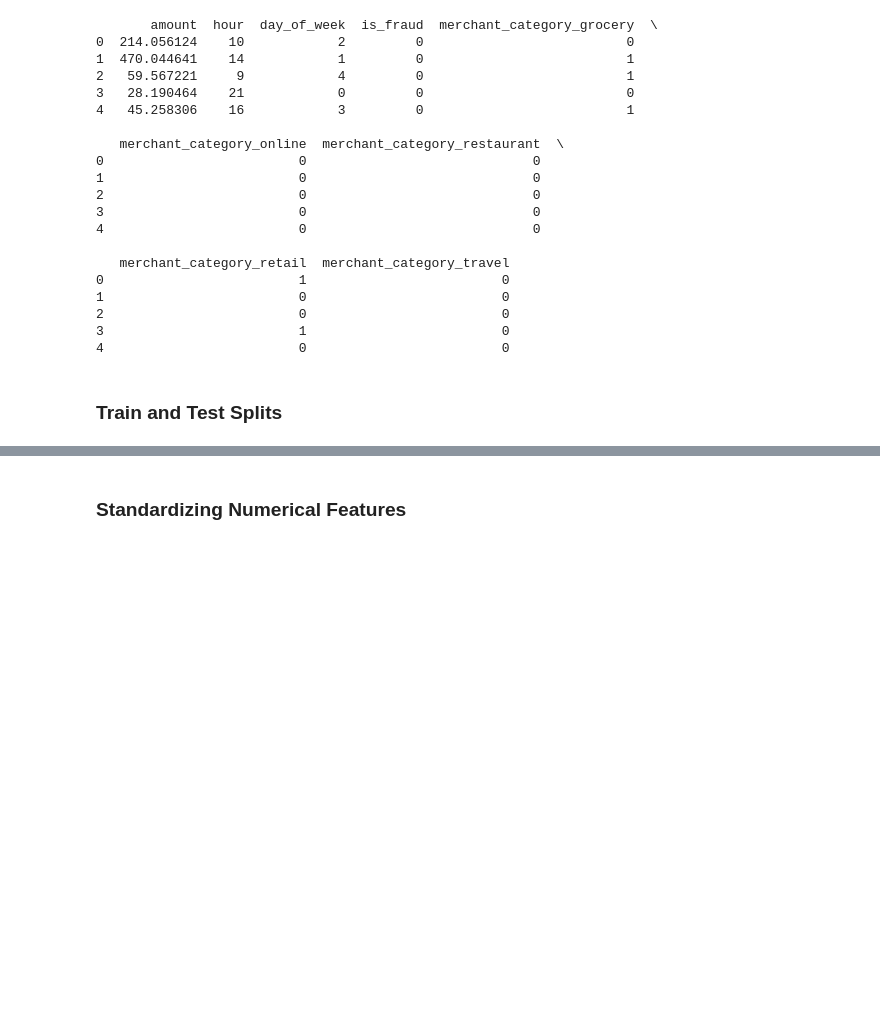
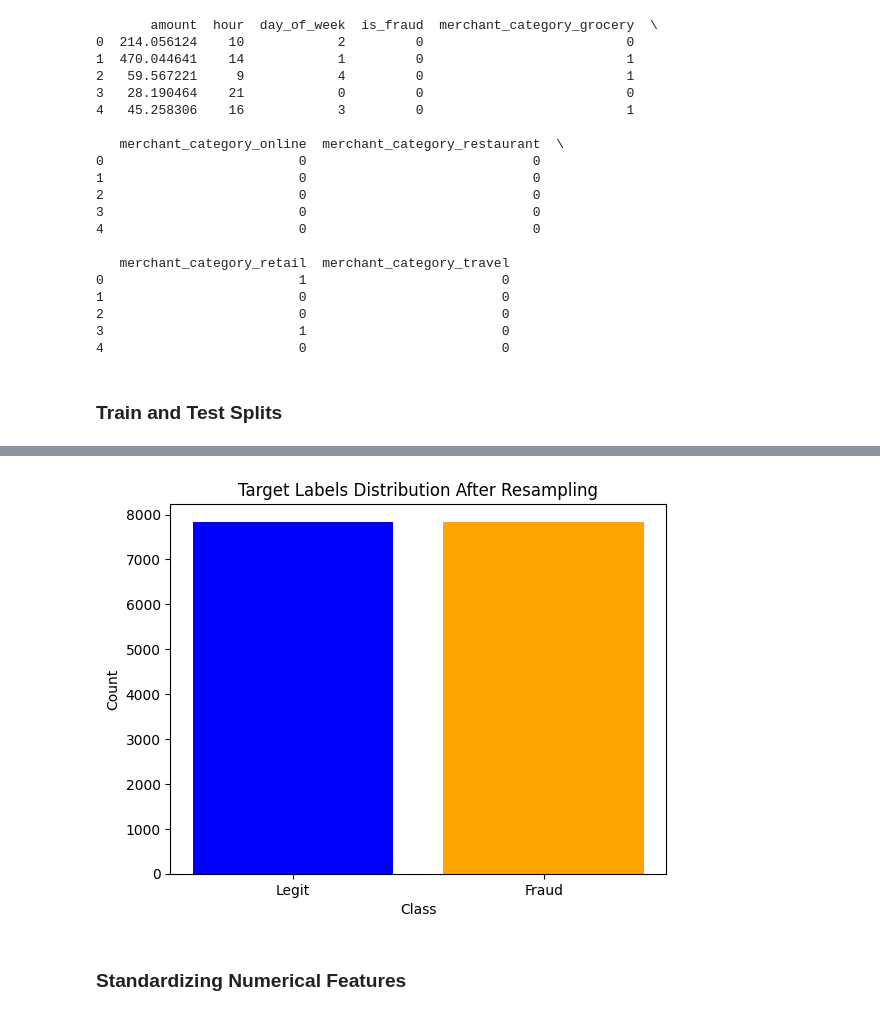
Before and after one commit to webmaster99-stack/credit-card-fraud-detection, a Jupyter notebook: notebooks/model_training_synthetic_data.ipynb, the cells around one changed output, grey strips where cells are left out. Drawn from its saved outputs; the diff is of its cells as text; code cells hidden in the pictures; blank space fills up the shorter version.

```diff
--- a/notebooks/model_training_synthetic_data.ipynb
+++ b/notebooks/model_training_synthetic_data.ipynb
@@ -72,0 +66,10 @@ Name: count, dtype: int64
+# %%
+smote = SMOTE(sampling_strategy="minority", random_state=42)
+
+X_resampled, y_resampled = smote.fit_resample(X, y)
+
+print("Target labels distribution before resampling")
+print(y.value_counts())
+
+print("Target labels distribution after resampling")
+print(y_resampled.value_counts())
@@ -73,3 +100,12 @@ Name: count, dtype: int64
+# %%
+plt.bar(y_resampled.value_counts().index, y_resampled.value_counts().values, color=["blue", "orange"])
+plt.xticks([0, 1], ["Legit", "Fraud"])
+plt.xlabel("Class")
+plt.ylabel("Count")
+plt.title("Target Labels Distribution After Resampling")
+plt.show()
+# %% [output]
+[figure, added]
 # %% [markdown]
 ### Standardizing Numerical Features
 # %% [markdown]
```
Also changed, not shown: parts of 31 cells of this notebook, 1 other file.
